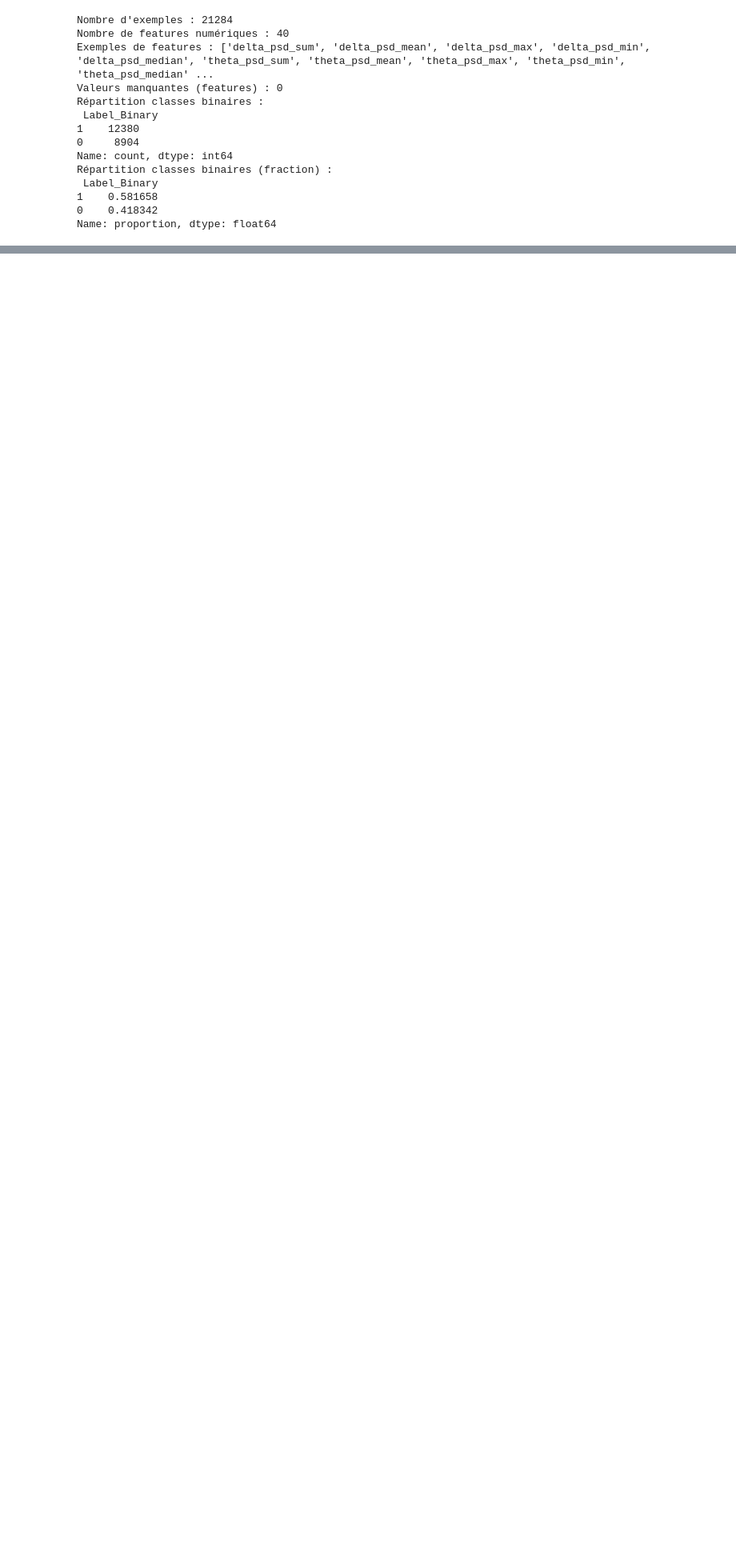
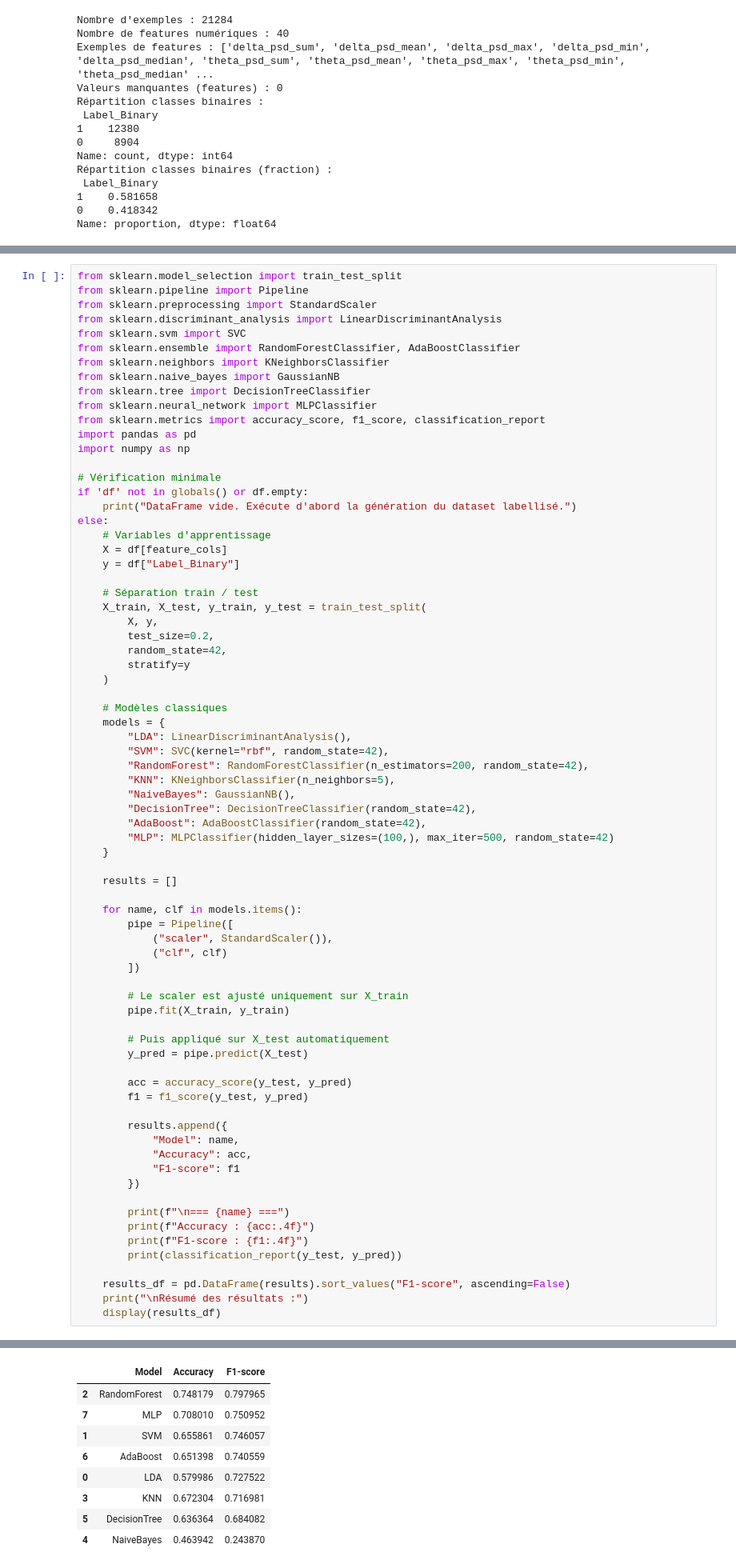
Before and after one commit to Adrien7782/Cerveau_Machine, a Jupyter notebook: TP.ipynb, the cells around one changed output, grey strips where cells are left out. Shown at 80% size. Saved outputs shown, nothing was run; the diff lists cells and outputs as text; blank space fills up the shorter version.

```diff
--- a/TP.ipynb
+++ b/TP.ipynb
@@ -694,3 +694,78 @@ La normalisation `StandardScaler` est placée dans le `sklearn.pipeline.Pipeline
 Puis appliquer la transformation aux données de test avec :
 
 `scaler.transform(X_test)`
+# %%
+from sklearn.model_selection import train_test_split
+from sklearn.pipeline import Pipeline
+from sklearn.preprocessing import StandardScaler
+from sklearn.discriminant_analysis import LinearDiscriminantAnalysis
+from sklearn.svm import SVC
+from sklearn.ensemble import RandomForestClassifier, AdaBoostClassifier
+from sklearn.neighbors import KNeighborsClassifier
+from sklearn.naive_bayes import GaussianNB
+from sklearn.tree import DecisionTreeClassifier
+from sklearn.neural_network import MLPClassifier
+from sklearn.metrics import accuracy_score, f1_score, classification_report
+import pandas as pd
+import numpy as np
+
+# Vérification minimale
+if 'df' not in globals() or df.empty:
+    print("DataFrame vide. Exécute d'abord la génération du dataset labellisé.")
+else:
+    # Variables d'apprentissage
+    X = df[feature_cols]
+    y = df["Label_Binary"]
+
+    # Séparation train / test
+    X_train, X_test, y_train, y_test = train_test_split(
+        X, y,
+        test_size=0.2,
+        random_state=42,
+        stratify=y
+    )
+
+    # Modèles classiques
+    models = {
+        "LDA": LinearDiscriminantAnalysis(),
+        "SVM": SVC(kernel="rbf", random_state=42),
+        "RandomForest": RandomForestClassifier(n_estimators=200, random_state=42),
+        "KNN": KNeighborsClassifier(n_neighbors=5),
+        "NaiveBayes": GaussianNB(),
+        "DecisionTree": DecisionTreeClassifier(random_state=42),
+        "AdaBoost": AdaBoostClassifier(random_state=42),
+        "MLP": MLPClassifier(hidden_layer_sizes=(100,), max_iter=500, random_state=42)
+    }
+
+    results = []
+
+    for name, clf in models.items():
+        pipe = Pipeline([
+            ("scaler", StandardScaler()),
+            ("clf", clf)
+        ])
+
+        # Le scaler est ajusté uniquement sur X_train
+        pipe.fit(X_train, y_train)
+
+        # Puis appliqué sur X_test automatiquement
+        y_pred = pipe.predict(X_test)
+
+        acc = accuracy_score(y_test, y_pred)
+        f1 = f1_score(y_test, y_pred)
+
+        results.append({
+            "Model": name,
+            "Accuracy": acc,
+            "F1-score": f1
+        })
+
+        print(f"\n=== {name} ===")
+        print(f"Accuracy : {acc:.4f}")
+        print(f"F1-score : {f1:.4f}")
+        print(classification_report(y_test, y_pred))
+
+    results_df = pd.DataFrame(results).sort_values("F1-score", ascending=False)
+    print("\nRésumé des résultats :")
+    display(results_df)
+# %% [output]
@@ -697,3 +789,12 @@ Puis appliquer la transformation aux données de test avec :
+|  | Model | Accuracy | F1-score |
+| 2 | RandomForest | 0.748179 | 0.797965 |
+| 7 | MLP | 0.708010 | 0.750952 |
+| 1 | SVM | 0.655861 | 0.746057 |
+| 6 | AdaBoost | 0.651398 | 0.740559 |
+| 0 | LDA | 0.579986 | 0.727522 |
+| 3 | KNN | 0.672304 | 0.716981 |
+| 5 | DecisionTree | 0.636364 | 0.684082 |
+| 4 | NaiveBayes | 0.463942 | 0.243870 |
 # %% [markdown]
 ## 9. Évaluation par validation croisée et par sujet
 
```
Also changed, not shown: parts of 2 cells of this notebook.
